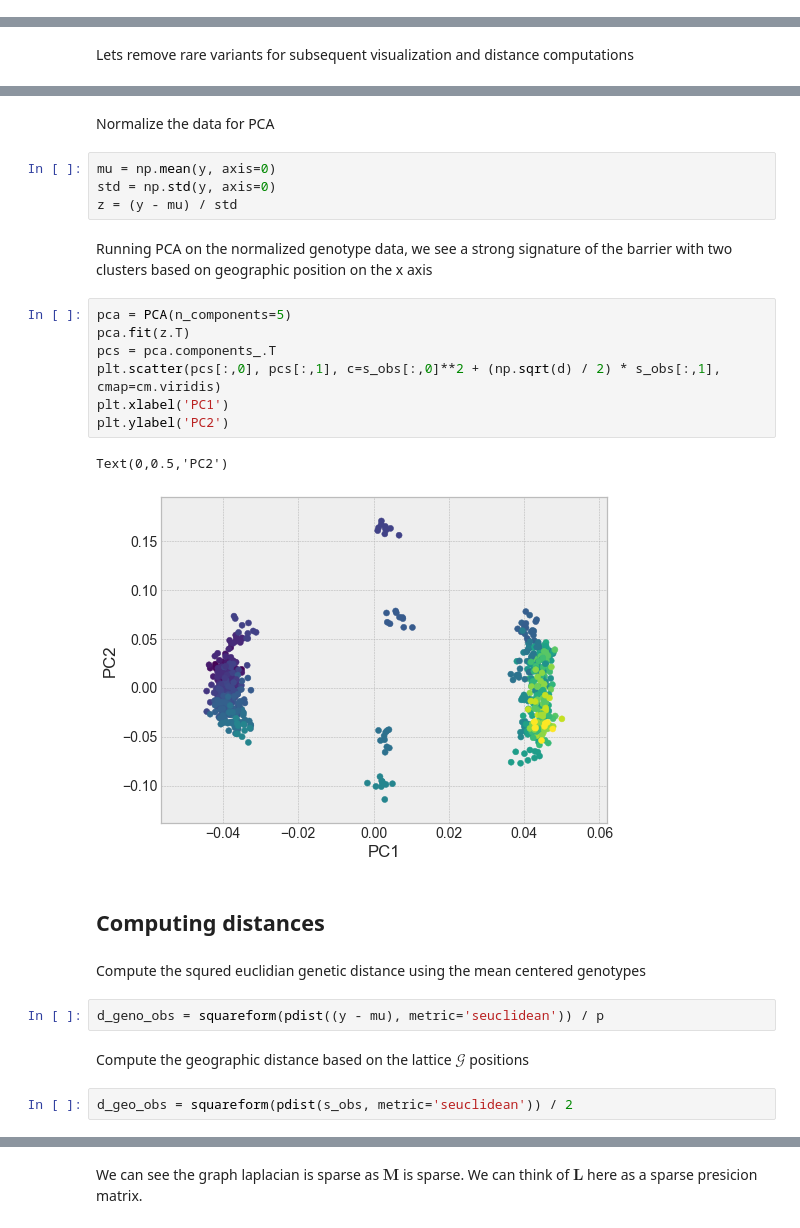
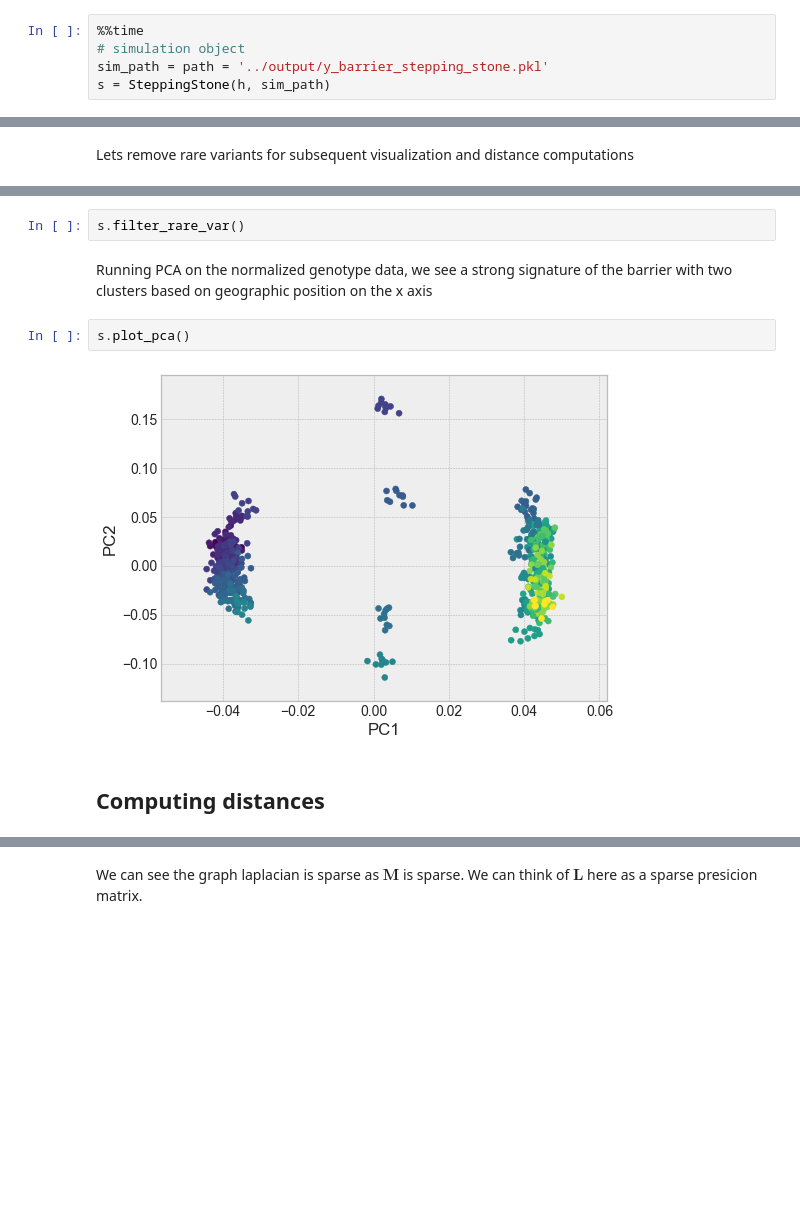
Before and after one commit to jhmarcus/spatial-random-walk, a Jupyter notebook: notebooks/isolation_by_srw.ipynb, the cells around one changed output, grey strips where cells are left out. Drawn from its saved outputs; the diff is of its cells as text; blank space fills up the shorter version.

Commit message:
using classes in notebook

```diff
--- a/notebooks/isolation_by_srw.ipynb
+++ b/notebooks/isolation_by_srw.ipynb
@@ -203,0 +153,5 @@ Wall time: 24.8 ms
+# %%
+%%time
+# simulation object
+sim_path = path = '../output/y_barrier_stepping_stone.pkl'
+s = SteppingStone(h, sim_path)
@@ -238,28 +175,10 @@ print(n, p)
-# %% [markdown]
-Normalize the data for PCA
-# %%
-mu = np.mean(y, axis=0)
-std = np.std(y, axis=0)
-z = (y - mu) / std
+# %%
+s.filter_rare_var()
 # %% [markdown]
 Running PCA on the normalized genotype data, we see a strong signature of the barrier with two clusters based on geographic position on the x axis
-# %%
-pca = PCA(n_components=5)
-pca.fit(z.T)
-pcs = pca.components_.T
-plt.scatter(pcs[:,0], pcs[:,1], c=s_obs[:,0]**2 + (np.sqrt(d) / 2) * s_obs[:,1], cmap=cm.viridis)
-plt.xlabel('PC1')
-plt.ylabel('PC2')
-# %% [output]
-Text(0,0.5,'PC2')
-[figure, removed]
+# %%
+s.plot_pca()
+# %% [output]
+[figure, added]
 # %% [markdown]
 ## Computing distances
-# %% [markdown]
-Compute the squred euclidian genetic distance using the mean centered genotypes
-# %%
-d_geno_obs = squareform(pdist((y - mu), metric='seuclidean')) / p
-# %% [markdown]
-Compute the geographic distance based on the lattice $\mathcal{G}$ positions
-# %%
-d_geo_obs = squareform(pdist(s_obs, metric='seuclidean')) / 2
```
Also changed, not shown: parts of 39 cells of this notebook, 4 other files.
